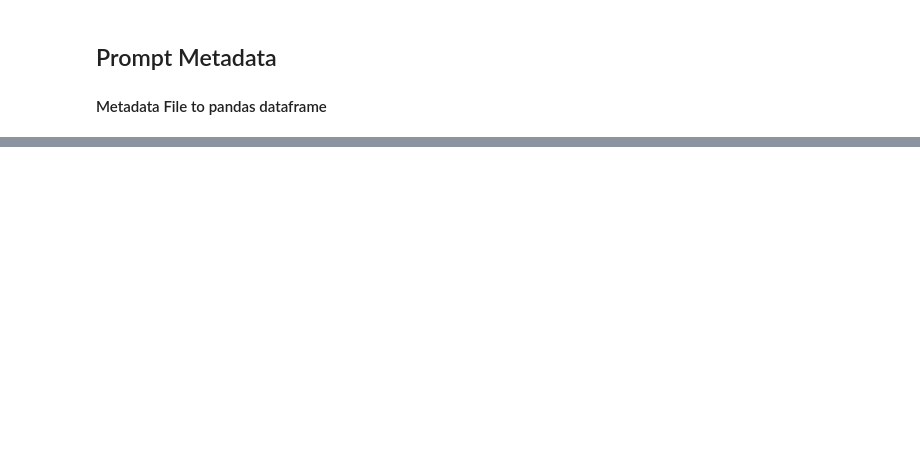
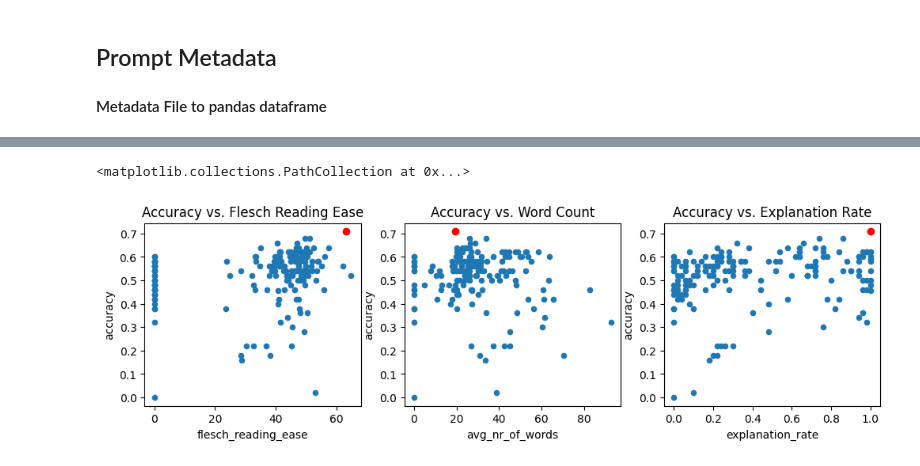
Before and after one commit to lukasvoege/ZeroShot-step-by-step-distillation, a Jupyter notebook: analytics.ipynb, the cells around one changed output, grey strips where cells are left out. Saved outputs shown, nothing was run; the diff lists cells and outputs as text; code cells hidden in the pictures; blank space fills up the shorter version.

```diff
--- a/analytics.ipynb
+++ b/analytics.ipynb
@@ -29,0 +79,13 @@ meta_df["flesch_reading_ease"].plot.hist(bins=20, title="Flesch Reading Ease")
+# %%
+# scatter plots of accuracy vs. flesch reading ease alongside accuracy vs. word count, alongside acc vs. n_responses
+# collor point with index 0 red to indicate PALM
+fig, (ax1, ax2, ax3) = plt.subplots(1, 3, figsize=(12, 3))
+meta_df.plot.scatter(x="flesch_reading_ease", y="accuracy", title="Accuracy vs. Flesch Reading Ease", ax=ax1)
+meta_df.plot.scatter(x="avg_nr_of_words", y="accuracy", title="Accuracy vs. Word Count", ax=ax2)
+meta_df.plot.scatter(x="explanation_rate", y="accuracy", title="Accuracy vs. Explanation Rate", ax=ax3)
+ax1.scatter(meta_df.iloc[0]['flesch_reading_ease'], meta_df.iloc[0]['accuracy'], color='red')
+ax2.scatter(meta_df.iloc[0]['avg_nr_of_words'], meta_df.iloc[0]['accuracy'], color='red')
+ax3.scatter(meta_df.iloc[0]['explanation_rate'], meta_df.iloc[0]['accuracy'], color='red')
+# %% [output]
+<matplotlib.collections.PathCollection at 0x...>
+[figure, added]
```
Also changed, not shown: parts of 18 cells of this notebook, 4 other files.
